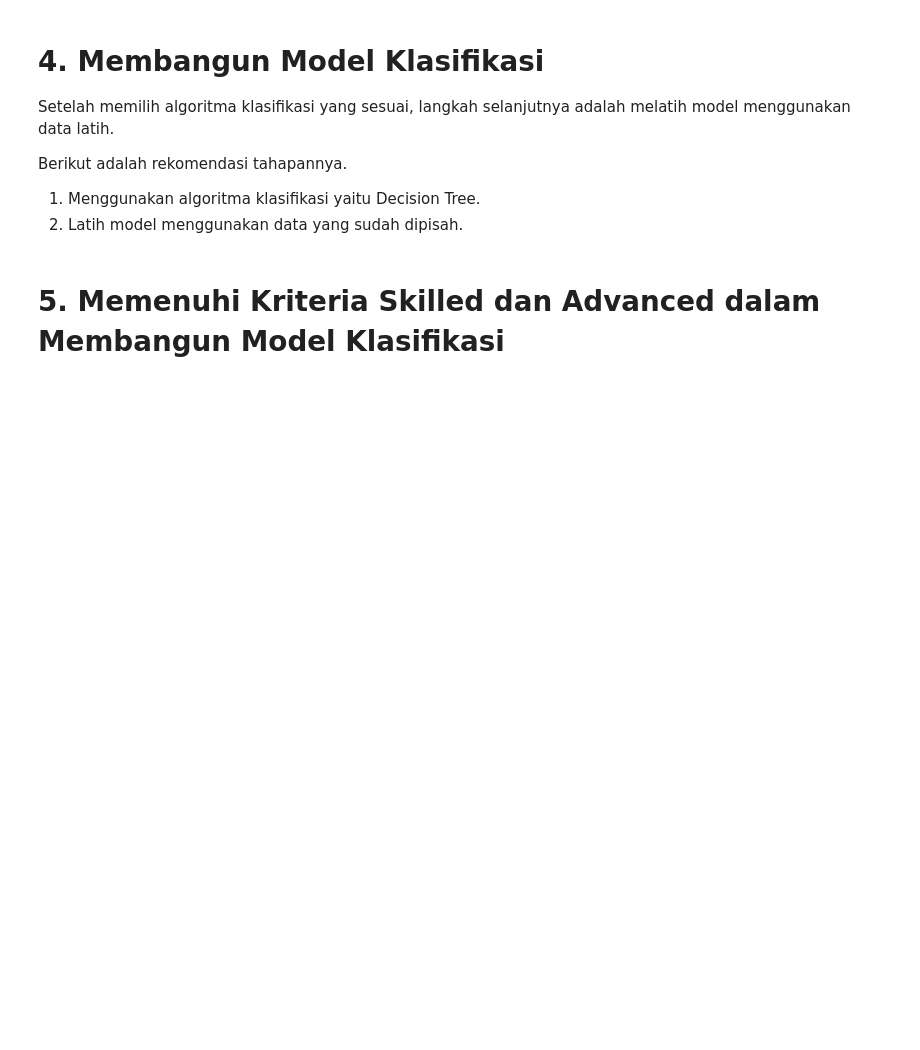
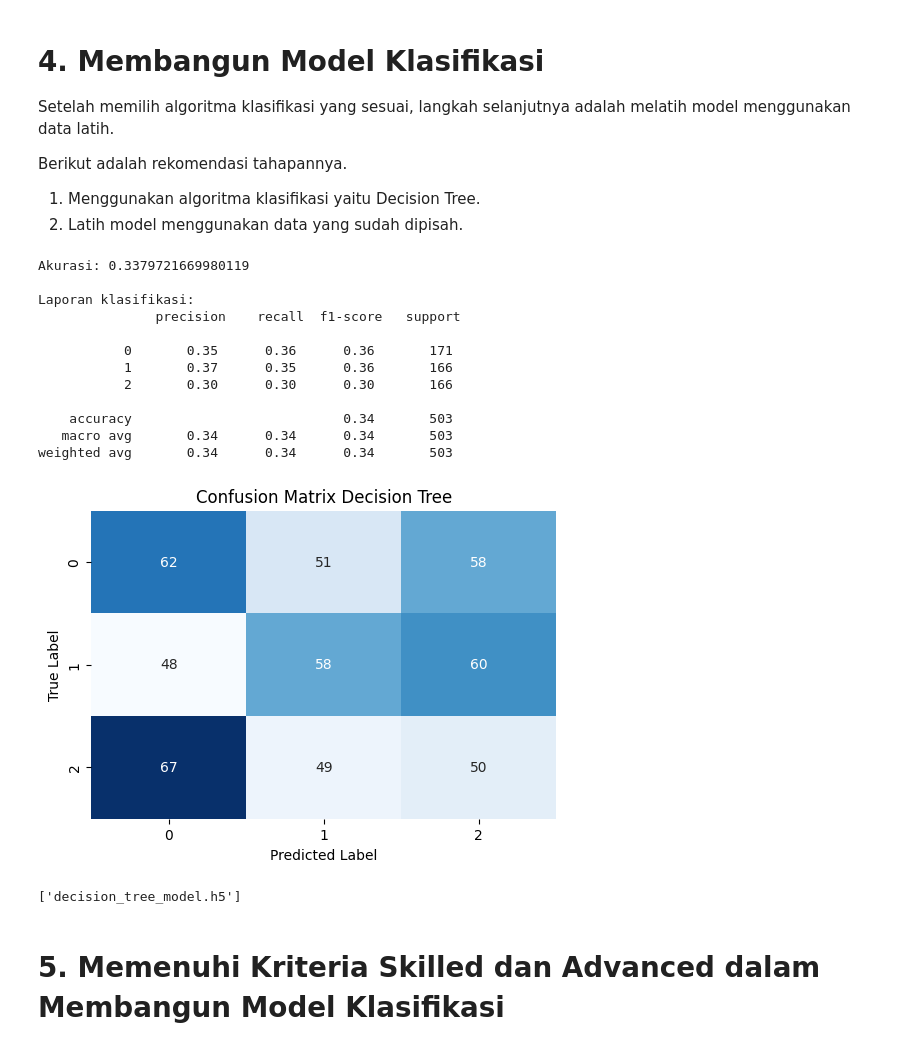
Before and after one commit to setiady16/BMLP_DIMAS-SETIADY, a Jupyter notebook: [Klasifikasi]_Submission_Akhir_BMLP_Dimas_Setiady.ipynb, the cells around one changed output. Saved outputs shown, nothing was run; the diff lists cells and outputs as text; code cells hidden in the pictures; blank space fills up the shorter version.

```diff
--- a/[Klasifikasi]_Submission_Akhir_BMLP_Dimas_Setiady.ipynb
+++ b/[Klasifikasi]_Submission_Akhir_BMLP_Dimas_Setiady.ipynb
@@ -24,0 +77,19 @@ Tahap Data Splitting bertujuan untuk memisahkan dataset menjadi dua bagian: data
+# %%
+# Menggunakan train_test_split() untuk melakukan pembagian dataset.
+
+# Memisahkan fitur dan target
+X = df.drop(columns=['Target'])  # ganti 'Target' dengan nama kolom target kamu jika beda
+y = df['Target']
+# %%
+# Membagi data menjadi training dan testing set
+from sklearn.model_selection import train_test_split
+
+X_train, X_test, y_train, y_test = train_test_split(
+    X, y,
+    test_size=0.2,         # 20% data untuk test, 80% data untuk training
+    random_state=42,
+    stratify=y
+)
+
+print("Train size:", len(X_train))
+print("Test size:", len(X_test))
@@ -34,7 +112,57 @@ Berikut adalah rekomendasi tahapannya.
+# %%
+# Buatlah model klasifikasi menggunakan Decision Tree
+
+from sklearn.tree import DecisionTreeClassifier
+from sklearn.metrics import classification_report, accuracy_score, confusion_matrix
+import matplotlib.pyplot as plt
+import seaborn as sns
+
+# 1. Inisialisasi model Decision Tree
+dt_model = DecisionTreeClassifier(random_state=42)
+
+# 2. Melatih model menggunakan data training
+dt_model.fit(X_train, y_train)
+
+# 3. Prediksi data testing
+y_pred = dt_model.predict(X_test)
+
+# 4. Evaluasi hasil prediksi
+print("Akurasi:", accuracy_score(y_test, y_pred))
+print("\nLaporan klasifikasi:\n", classification_report(y_test, y_pred, zero_division=0))
+
+# 5. Visualisasi Confusion Matrix
+cm = confusion_matrix(y_test, y_pred)
+plt.figure(figsize=(6,4))
+sns.heatmap(cm, annot=True, fmt='d', cmap='Blues', cbar=False)
+plt.xlabel('Predicted Label')
+plt.ylabel('True Label')
+plt.title('Confusion Matrix Decision Tree')
+plt.show()
+# %% [output]
+Akurasi: 0.3379721669980119
+
+Laporan klasifikasi:
+               precision    recall  f1-score   support
+
+           0       0.35      0.36      0.36       171
+           1       0.37      0.35      0.36       166
+           2       0.30      0.30      0.30       166
+
+    accuracy                           0.34       503
+   macro avg       0.34      0.34      0.34       503
+weighted avg       0.34      0.34      0.34       503
+[figure, added]
 # %%
 # Menyimpan Model
 # import joblib
 # joblib.dump(model, 'decision_tree_model.h5')
+
+import joblib
+
+# Simpan model Decision Tree ke file
+joblib.dump(dt_model, 'decision_tree_model.h5')
+# %% [output]
+['decision_tree_model.h5']
 # %% [markdown]
 # **5. Memenuhi Kriteria Skilled dan Advanced dalam Membangun Model Klasifikasi**
 # %% [markdown]
```
Also changed, not shown: parts of 22 cells of this notebook, 4 other files.
